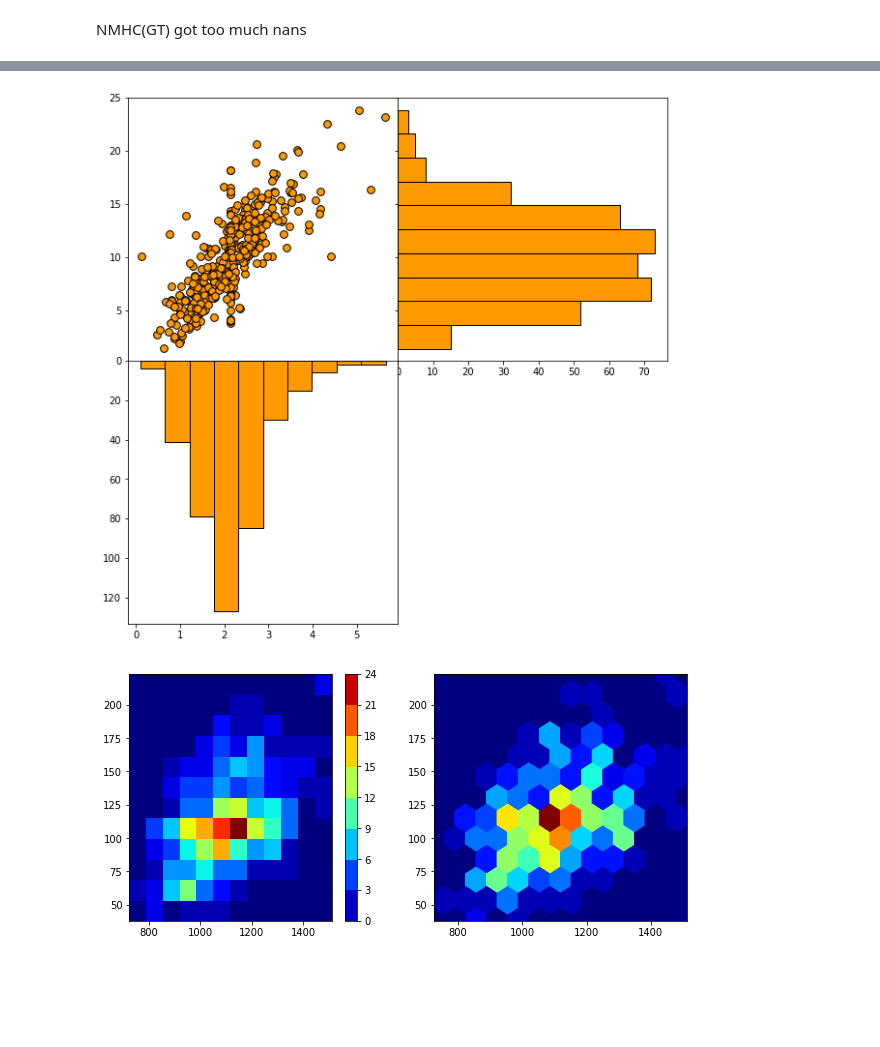
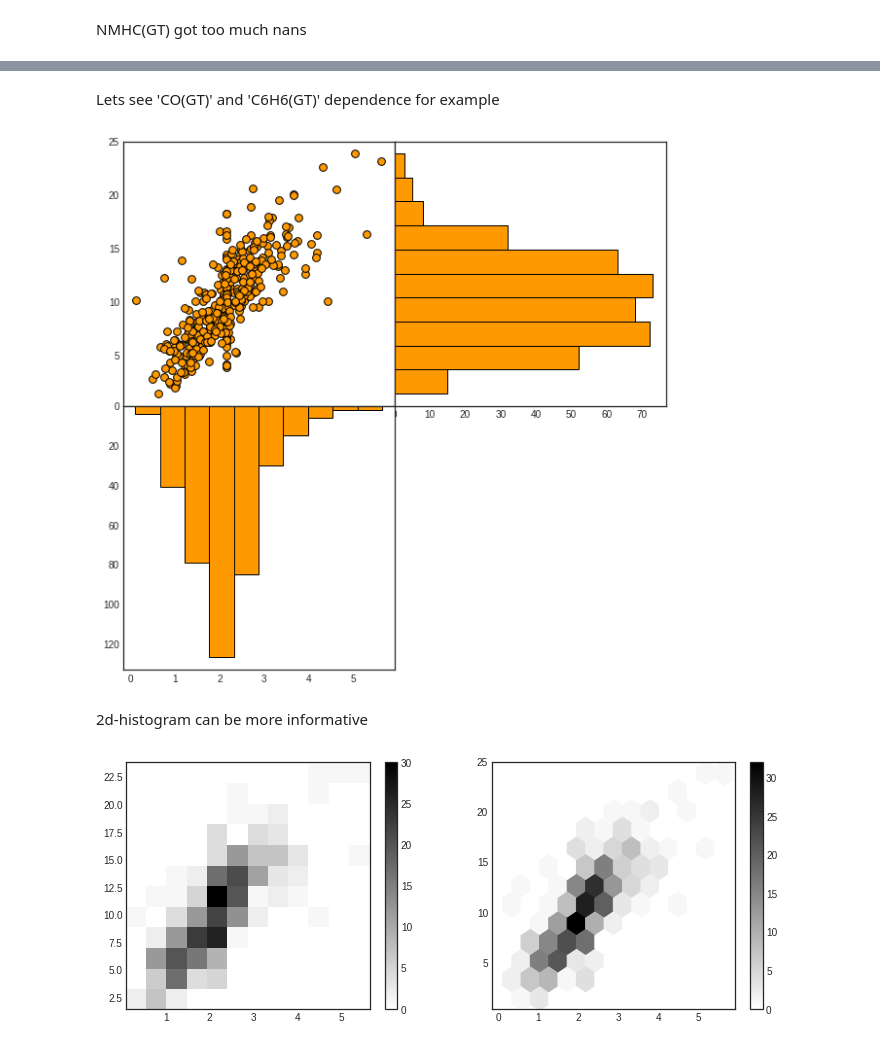
Before and after one commit to HacketOS/Air-Quality-Data-Set, a Jupyter notebook: visualization.ipynb, the cells around one changed output, grey strips where cells are left out. Drawn from its saved outputs; the diff is of its cells as text; code cells hidden in the pictures; blank space fills up the shorter version.

```diff
--- a/visualization.ipynb
+++ b/visualization.ipynb
@@ -78,4 +94,0 @@ data.head()
-# %%
-data = data.fillna(0)
-data = data[data != -200]
-data.describe()
@@ -91,0 +97,14 @@ data.describe()
+# %%
+plt.style.use('seaborn-white')
+
+noon = data['T'].at_time('12:00')
+fig =plt.figure(figsize = (13,9))
+n = fig.add_subplot(1,1,1)
+n.plot(noon.index,noon,'p')
+n.set_title('Temprature(time)')
+n.set_xlabel('Date')
+n.set_ylabel('Temprature')
+midnigt =  data['T'].at_time('00:00')
+n.plot(midnigt.index,midnigt,'p')
+n.legend(['noon temp.','midnight temp.'],frameon = True);
+n.grid(True);
@@ -149,3 +152,5 @@ plt.ylabel('C6H6(GT)');
+# %% [markdown]
+Lets see 'CO(GT)' and 'C6H6(GT)' dependence for example
 # %%
 first = means['CO(GT)']
 second =  means['C6H6(GT)']
@@ -160,16 +165,18 @@ std_2.hist(first, edgecolor='black',color = '#FF9900')
 std_2.invert_yaxis()
 fig.subplots_adjust(wspace =0, hspace = 0);
 # %% [output]
-[figure, old version]
+[figure, new version]
+# %% [markdown]
+2d-histogram can be more informative
 # %%
-first = means['PT08.S1(CO)']
-second =  means['NO2(GT)']
-
-fig = plt.figure(figsize=(10,10))
-h_2d = fig.add_subplot(2,2,1)
-a= h_2d.hist2d(first, second, cmap = 'jet',bins = 12)
-fig.colorbar(h_2d.contourf(a[0],cmap = 'jet'))
-hex_2d = fig.add_subplot(2,2,2,sharex=h_2d, sharey=h_2d)
-hex_2d.hexbin(first, second, cmap = 'jet',gridsize = 12);
+first = means['CO(GT)']
+second =  means['C6H6(GT)']
+plt.figure(figsize=(12,10))
+plt.subplot(2,2,1)
+plt.hist2d(first, second, cmap = 'binary',bins = 12)
+plt.colorbar()
+plt.subplot(2,2,2)
+plt.hexbin(first, second, cmap = 'binary',gridsize = 12);
+plt.colorbar();
 # %% [output]
-[figure, old version]
+[figure, new version]
```
Also changed, not shown: parts of 16 cells of this notebook.
